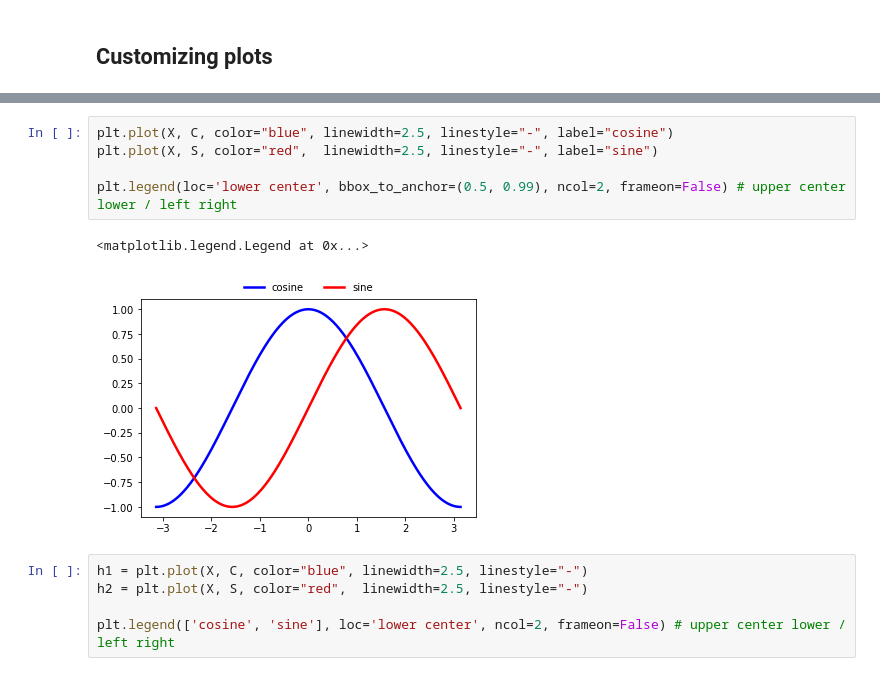
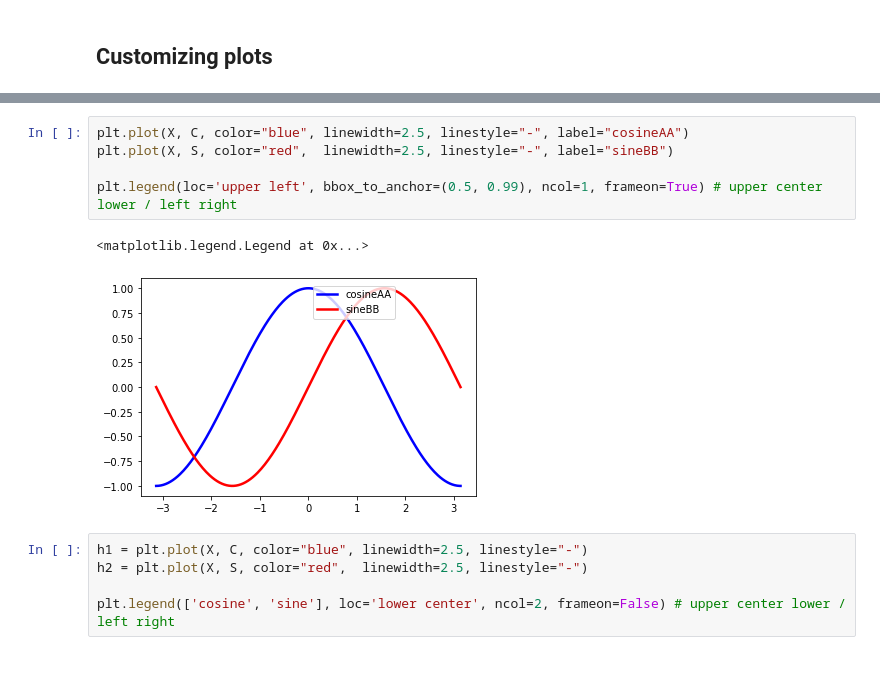
Before and after one commit to andreall/dicca__python_course, a Jupyter notebook: 03_matplotlib.ipynb, the cells around one changed output, grey strips where cells are left out. Drawn from its saved outputs; the diff is of its cells as text.

```diff
--- a/03_matplotlib.ipynb
+++ b/03_matplotlib.ipynb
@@ -130,11 +172,11 @@ Text(0, 0.5, 'y values')
 # %%
-plt.plot(X, C, color="blue", linewidth=2.5, linestyle="-", label="cosine")
-plt.plot(X, S, color="red",  linewidth=2.5, linestyle="-", label="sine")
+plt.plot(X, C, color="blue", linewidth=2.5, linestyle="-", label="cosineAA")
+plt.plot(X, S, color="red",  linewidth=2.5, linestyle="-", label="sineBB")
 
-plt.legend(loc='lower center', bbox_to_anchor=(0.5, 0.99), ncol=2, frameon=False) # upper center lower / left right
+plt.legend(loc='upper left', bbox_to_anchor=(0.5, 0.99), ncol=1, frameon=True) # upper center lower / left right
 # %% [output]
 <matplotlib.legend.Legend at 0x...>
-[figure, old version]
+[figure, new version]
 # %%
 h1 = plt.plot(X, C, color="blue", linewidth=2.5, linestyle="-")
 h2 = plt.plot(X, S, color="red",  linewidth=2.5, linestyle="-")
```
Also changed, not shown: parts of 29 cells of this notebook, 3 other files.
